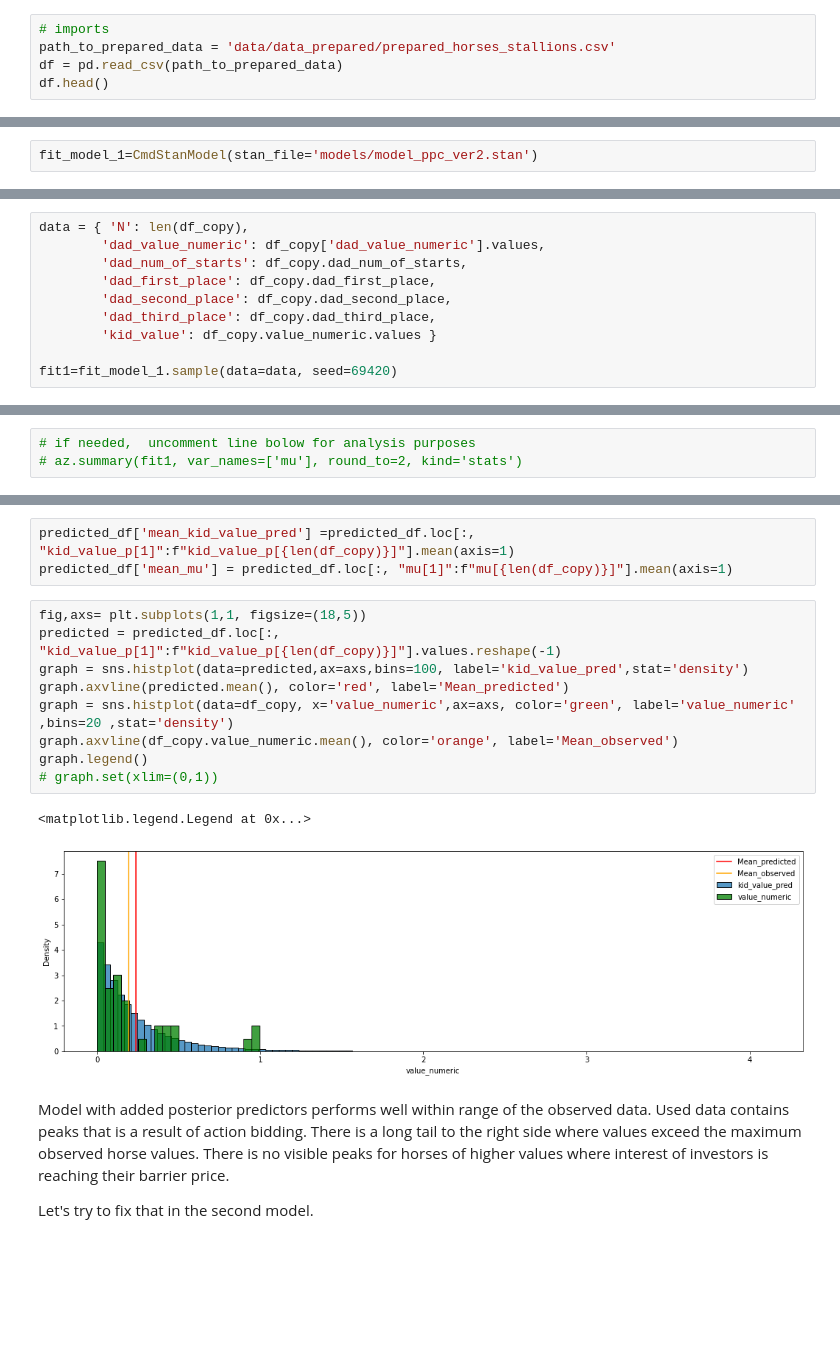
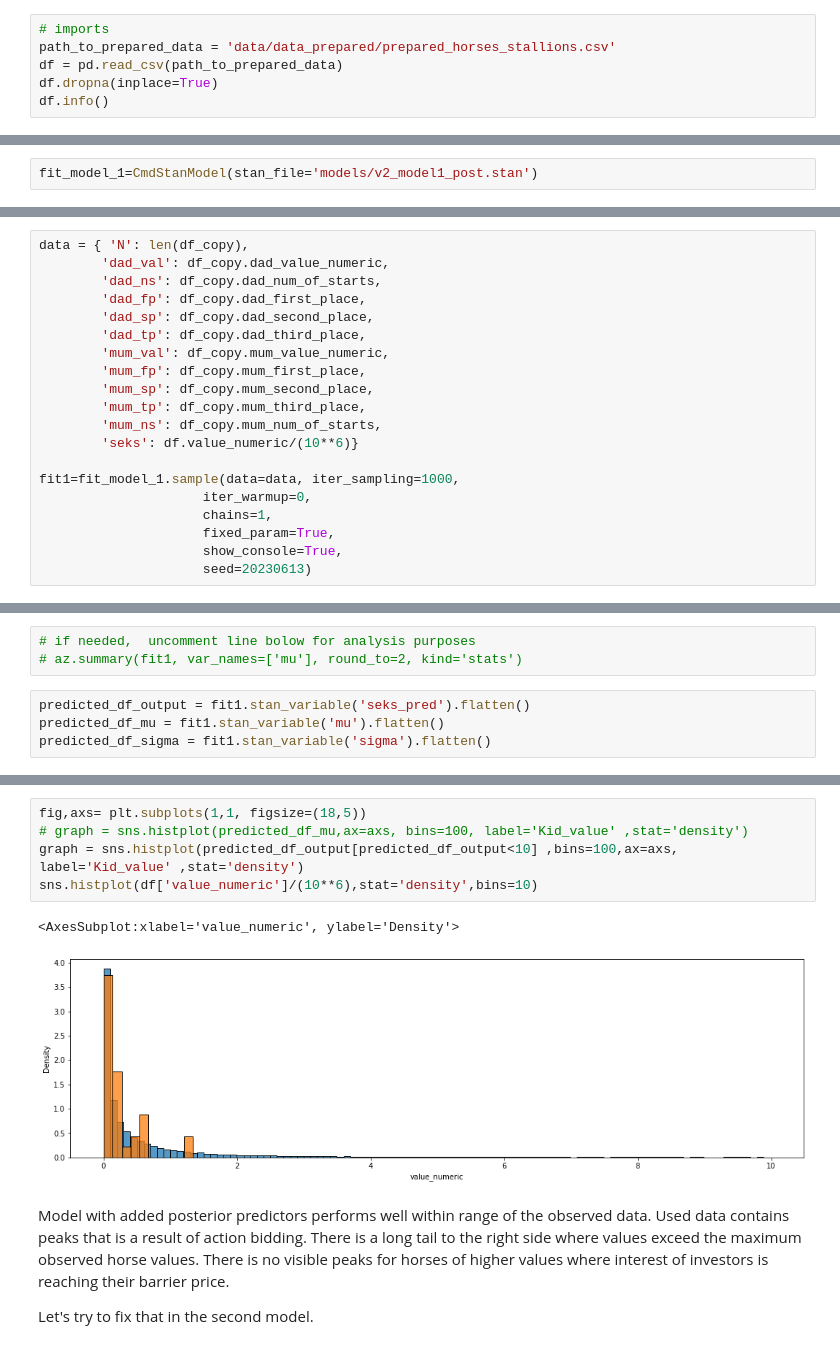
Before and after one commit to Motyleczek/racehorse_bayes, a Jupyter notebook: data_analysis.ipynb, the cells around one changed output, grey strips where cells are left out. Saved outputs shown, nothing was run; the diff lists cells and outputs as text; blank space fills up the shorter version.

```diff
--- a/data_analysis.ipynb
+++ b/data_analysis.ipynb
@@ -71,5 +75,6 @@ Additionally, we have limited ourselfes to analysing male offspring - male and f
 # imports
 path_to_prepared_data = 'data/data_prepared/prepared_horses_stallions.csv'
 df = pd.read_csv(path_to_prepared_data)
-df.head()
+df.dropna(inplace=True)
+df.info()
 # %% [output]
@@ -192,5 +240,5 @@ As can be observed the chosen prior performs well with generating similar distri
 # %% [markdown]
 # Posterior Check - Model 1
 # %%
-fit_model_1=CmdStanModel(stan_file='models/model_ppc_ver2.stan')
+fit_model_1=CmdStanModel(stan_file='models/v2_model1_post.stan')
 # %% [output]
@@ -198,11 +267,21 @@ INFO:cmdstanpy:found newer exe file, not recompiling
 # %%
 data = { 'N': len(df_copy),
-        'dad_value_numeric': df_copy['dad_value_numeric'].values,
-        'dad_num_of_starts': df_copy.dad_num_of_starts,
-        'dad_first_place': df_copy.dad_first_place,
-        'dad_second_place': df_copy.dad_second_place,
-        'dad_third_place': df_copy.dad_third_place,
-        'kid_value': df_copy.value_numeric.values }
+        'dad_val': df_copy.dad_value_numeric,
+        'dad_ns': df_copy.dad_num_of_starts,
+        'dad_fp': df_copy.dad_first_place,
+        'dad_sp': df_copy.dad_second_place,
+        'dad_tp': df_copy.dad_third_place,
+        'mum_val': df_copy.mum_value_numeric,
+        'mum_fp': df_copy.mum_first_place,
+        'mum_sp': df_copy.mum_second_place,
+        'mum_tp': df_copy.mum_third_place,
+        'mum_ns': df_copy.mum_num_of_starts,
+        'seks': df.value_numeric/(10**6)}
 
-fit1=fit_model_1.sample(data=data, seed=69420)
+fit1=fit_model_1.sample(data=data, iter_sampling=1000,
+                     iter_warmup=0,
+                     chains=1,
+                     fixed_param=True,
+                     show_console=True,
+                     seed=20230613)
 # %% [output]
@@ -227,6 +307,10 @@ INFO:cmdstanpy:CmdStan done processing.
 # %%
 # if needed,  uncomment line bolow for analysis purposes
 # az.summary(fit1, var_names=['mu'], round_to=2, kind='stats')
+# %%
+predicted_df_output = fit1.stan_variable('seks_pred').flatten()
+predicted_df_mu = fit1.stan_variable('mu').flatten()
+predicted_df_sigma = fit1.stan_variable('sigma').flatten()
 # %%
 predicted_df = fit1.draws_pd()
 predicted_df.head()
@@ -241,18 +325,11 @@ predicted_df.head()
-# %%
-predicted_df['mean_kid_value_pred'] =predicted_df.loc[:, "kid_value_p[1]":f"kid_value_p[{len(df_copy)}]"].mean(axis=1)
-predicted_df['mean_mu'] = predicted_df.loc[:, "mu[1]":f"mu[{len(df_copy)}]"].mean(axis=1)
 # %%
 fig,axs= plt.subplots(1,1, figsize=(18,5))
-predicted = predicted_df.loc[:, "kid_value_p[1]":f"kid_value_p[{len(df_copy)}]"].values.reshape(-1)
-graph = sns.histplot(data=predicted,ax=axs,bins=100, label='kid_value_pred',stat='density')
-graph.axvline(predicted.mean(), color='red', label='Mean_predicted')
-graph = sns.histplot(data=df_copy, x='value_numeric',ax=axs, color='green', label='value_numeric' ,bins=20 ,stat='density')
-graph.axvline(df_copy.value_numeric.mean(), color='orange', label='Mean_observed')
-graph.legend()
-# graph.set(xlim=(0,1))
+# graph = sns.histplot(predicted_df_mu,ax=axs, bins=100, label='Kid_value' ,stat='density')
+graph = sns.histplot(predicted_df_output[predicted_df_output<10] ,bins=100,ax=axs, label='Kid_value' ,stat='density')
+sns.histplot(df['value_numeric']/(10**6),stat='density',bins=10)
 # %% [output]
-<matplotlib.legend.Legend at 0x...>
+<AxesSubplot:xlabel='value_numeric', ylabel='Density'>
-[figure, old version]
+[figure, new version]
 # %% [markdown]
 Model with added posterior predictors performs well within range of the observed data.
 Used data contains peaks that is a result of action bidding. There is a long tail to the right side where values exceed the maximum observed horse values. There is no visible peaks for horses of higher values where interest of investors is reaching their barrier price.
```
Also changed, not shown: parts of 46 cells of this notebook, 22 other files.
